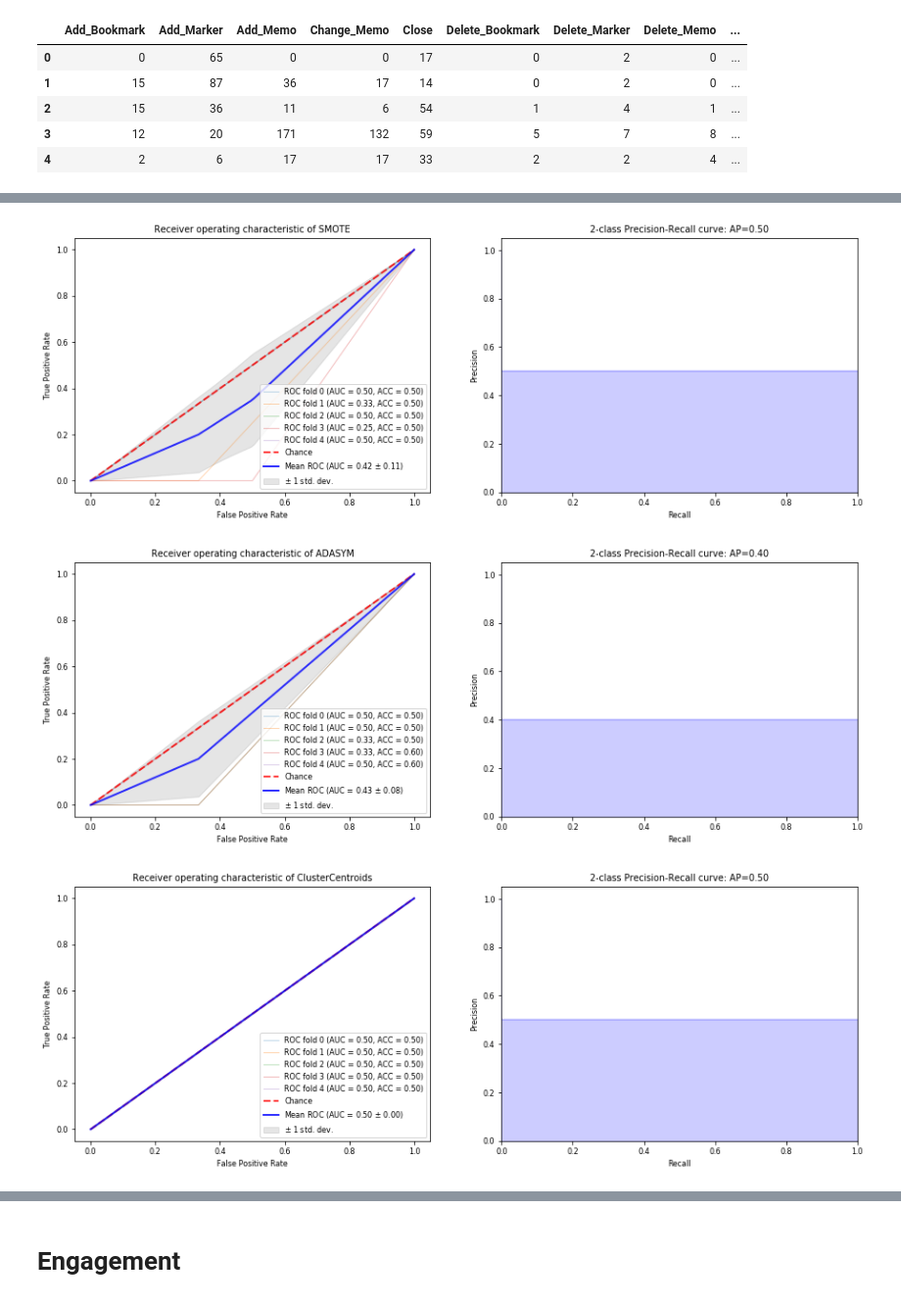
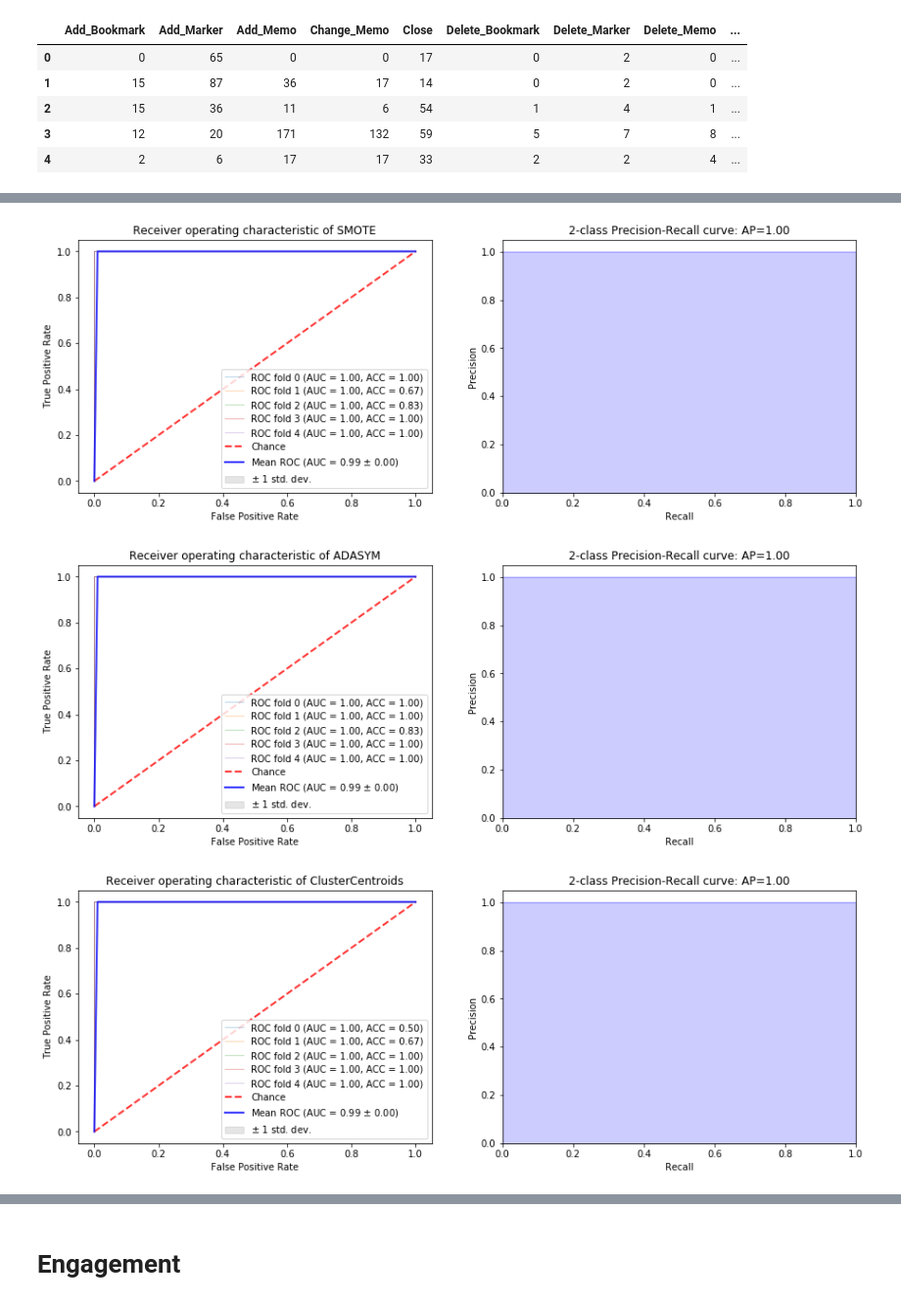
Before and after one commit to owen198/kslab, a Jupyter notebook: ds_comparision/ROC Curve - NCUx_CL.ipynb, the cells around one changed output, grey strips where cells are left out. Shown: that part at 98% size. Saved outputs shown, nothing was run; the diff lists cells and outputs as text; code cells hidden in the pictures.

```diff
--- a/ds_comparision/ROC Curve - NCUx_CL.ipynb
+++ b/ds_comparision/ROC Curve - NCUx_CL.ipynb
@@ -64,10 +64,10 @@ score_df = score_df[['midterm_score', 'Userid']]
 #score_df = score_df['midterm_score'].astype(float)
 
 up_bound = 100
-low_bound = 25
-#score_df['mid_score'] = low_bound + (score_df['midterm_score']-score_df['midterm_score'].min())*(up_bound-low_bound)/(score_df['midterm_score'].max()-score_df['midterm_score'].min())
-score_df['mid_score'] = score_df['midterm_score']
+low_bound = 50
+score_df['mid_score'] = low_bound + (score_df['midterm_score']-score_df['midterm_score'].min())*(up_bound-low_bound)/(score_df['midterm_score'].max()-score_df['midterm_score'].min())
+# score_df['mid_score'] = score_df['midterm_score']
 
 score_df = score_df.drop(['midterm_score'], axis=1)
-score_df.head(5)
+score_df['mid_score'].std()
 # %% [output]
@@ -103,9 +98,9 @@ ncu_ets = pd.merge(feature_df, score_df, on='Userid')
 ncu_ets = ncu_ets.drop(['Userid'], axis=1)
 #ncu_ets = ncu_ets.drop(['week'], axis=1)
 ncu_ets = ncu_ets.astype(float)
-ncu_ets['class'] = ncu_ets['mid_score'] < 85
+ncu_ets['class'] = ncu_ets['mid_score'] < 60
 ncu_ets = ncu_ets.drop(['mid_score'], axis=1)
-ncu_ets.head(5)
+ncu_ets
 # %% [output]
 |  | Add_Bookmark | Add_Marker | Add_Memo | Change_Memo | Close | Delete_Bookmark | Delete_Marker | Delete_Memo | ... |
 | 0 | 0.0 | 65.0 | 0.0 | 0.0 | 17.0 | 0.0 | 2.0 | 0.0 | ... |
@@ -121,9 +127,9 @@ y = ncu_ets['class']
 # Run classifier with cross-validation and plot ROC curves
 cv = StratifiedKFold(n_splits=5)
 
-clf_binary = svm.SVC(kernel='rbf',
+clf_binary = svm.SVC(kernel='linear',
                      probability=True,
-                     cache_size=700,
+                     cache_size=70,
                      random_state=5)
 
 clf_one = svm.OneClassSVM(kernel="rbf",
@@ -217,13 +223,13 @@ def compute_roc (X, y, title):
 # %%
 auc_ori, pred_pd_ori = compute_roc(X, y, title='original')
 
-res_X, res_y = SMOTE(ratio = 1.0).fit_sample(X, y)
+res_X, res_y = SMOTE(ratio = 1.0, k_neighbors=3).fit_sample(X, y)
 auc_sm, pred_pd_sm = compute_roc(res_X, res_y, title='SMOTE')
 
-res_X, res_y = ADASYN(ratio = 1.0).fit_sample(X, y)
+res_X, res_y = ADASYN(ratio = 1.0, n_neighbors=3).fit_sample(X, y)
 auc_ada, pred_pd_ada = compute_roc(res_X, res_y, title='ADASYM')
 
-res_X, res_y = ClusterCentroids(random_state=0).fit_sample(X, y)
+res_X, res_y = ClusterCentroids(random_state=0, ratio = 0.8).fit_sample(X, y)
 auc_cc, _ = compute_roc(res_X, res_y, title='ClusterCentroids')
 
 res_X, res_y = NearMiss(random_state=0).fit_sample(X, y)
@@ -233,3 +239,3 @@ auc_nm, _ = compute_roc(res_X, res_y, title='NearMiss')
-[figure, old version]
+[figure, new version]
-[figure, old version]
+[figure, new version]
-[figure, old version]
+[figure, new version]
```
Also changed, not shown: parts of 13 cells of this notebook, 14 other files.
